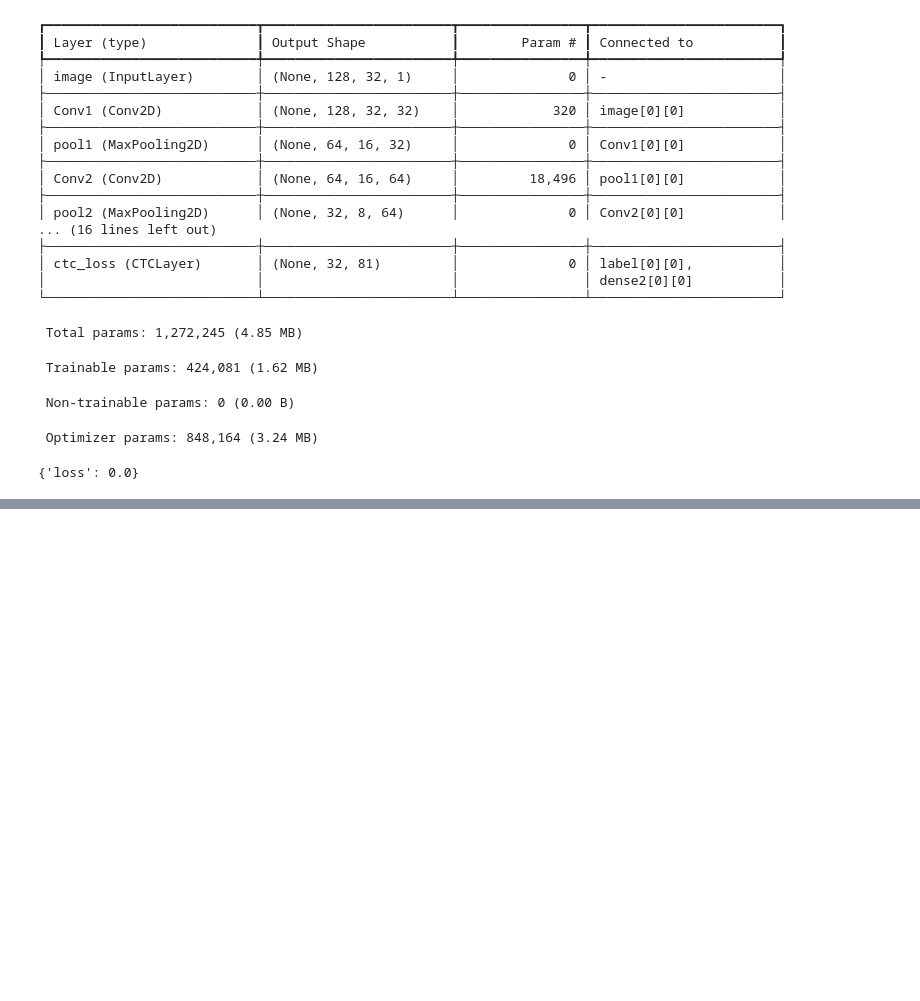
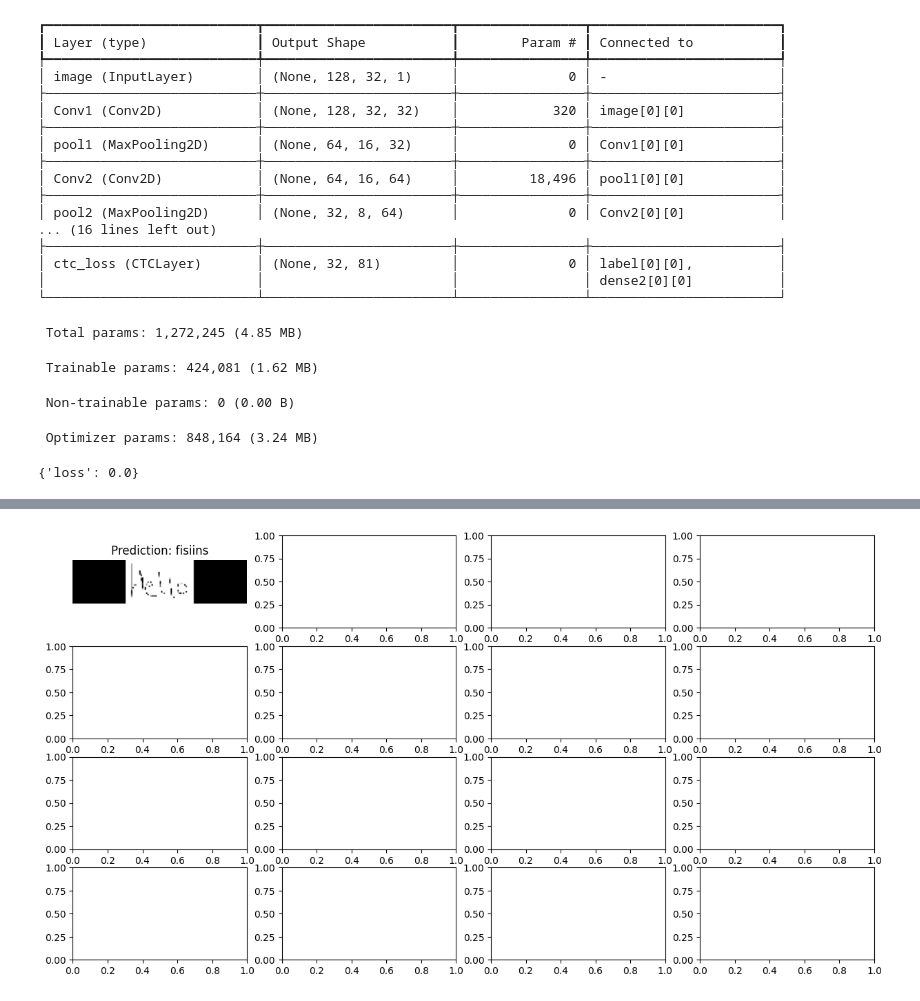
Before and after one commit to RAKAMSTR/MBA_PROJECT, a Jupyter notebook: Handwriting_Recongnition.ipynb, the cells around one changed output, grey strips where cells are left out. Cells and saved outputs as stored; diff of their text form; code cells hidden in the pictures; blank space fills up the shorter version.

```diff
--- a/Handwriting_Recongnition.ipynb
+++ b/Handwriting_Recongnition.ipynb
@@ -589,9 +584,7 @@ print( model.get_metrics_result() )
 custom_objects = {"CTCLayer": CTCLayer}
 
 with keras.utils.custom_object_scope(custom_objects):
-    loaded_model = keras.models.load_model("/content/PATILRAKESH/model/handwriting_recognizer_epoch_10.keras", compile=True)
-
-# loaded_model = keras.models.load_model('/content/PATILRAKESH/model/handwriting_recognizer_20.h5', custom_objects={'ctc_loss': CTCLayer})
+    loaded_model = keras.models.load_model("/content/PATILRAKESH/model/handwriting_recognizer_epoch_30.keras", compile=True)
 
 # Show the model architecture
 loaded_model.summary()
@@ -630,14 +617,11 @@ Test Accuracy: 79.37814636230469
 import numpy as np
 from keras.preprocessing import image
 
-grayscale_img = "./abcde.png"
 # img_width, img_height = 128, 32
-original_img = image.load_img('./abc_rbc.png', color_mode="grayscale", target_size=(128,32,1))
-original_img.save(grayscale_img)
-# img = image.img_to_array(img)
-# img = np.expand_dims(img, axis = 0)
+original_img = image.load_img('./M.png', color_mode="grayscale", target_size=(128,32,1))
+original_img.save("./abc_m.png")
 
-test2_ds = prepare_dataset([grayscale_img], ['Hello'])
+test2_ds = prepare_dataset(["./abc_m.png"], ['Hello'])
 
 prediction_model_2 = keras.models.Model(
     loaded_model.get_layer(name="image").output,
@@ -678,10 +662,10 @@ from keras.preprocessing import image
 # original_img.save("./abc.png")
 
 from PIL import Image
-img = Image.open('./A.png').convert('L')
+img = Image.open('./Hello.png').convert('L')
 img.save('greyscale.png')
 
-test2_ds = prepare_dataset(["./greyscale.png"], ['A'])
+test2_ds = prepare_dataset(["./greyscale.png"], ['Hello'])
 
 prediction_model_2 = keras.models.Model(
     loaded_model.get_layer(name="image").output,
@@ -711,3 +695,4 @@ for batch in test2_ds.take(1):
         ax[i // 4, i % 4].axis("off")
 
 plt.show()
+# %% [output]
@@ -713,0 +700 @@ plt.show()
+[figure, added]
```
Also changed, not shown: parts of 12 cells of this notebook.
